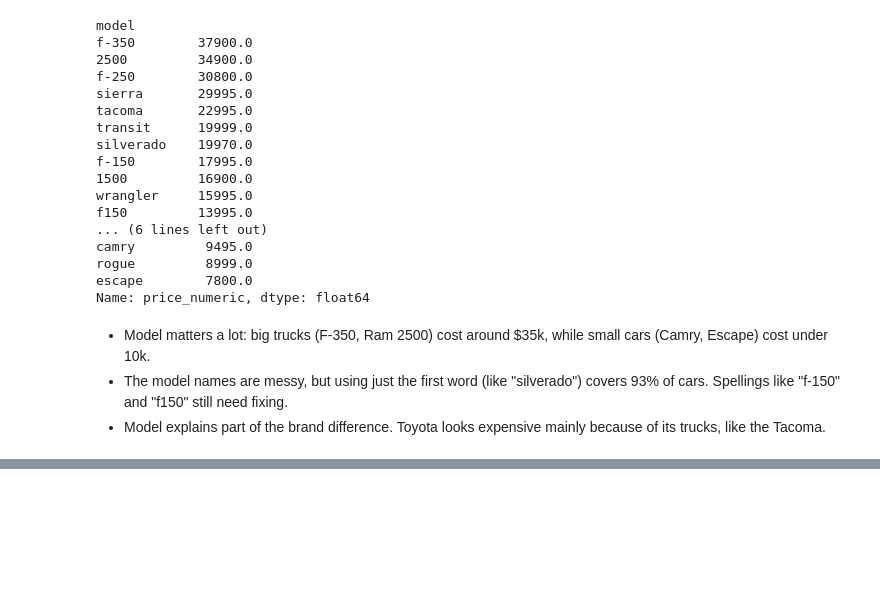
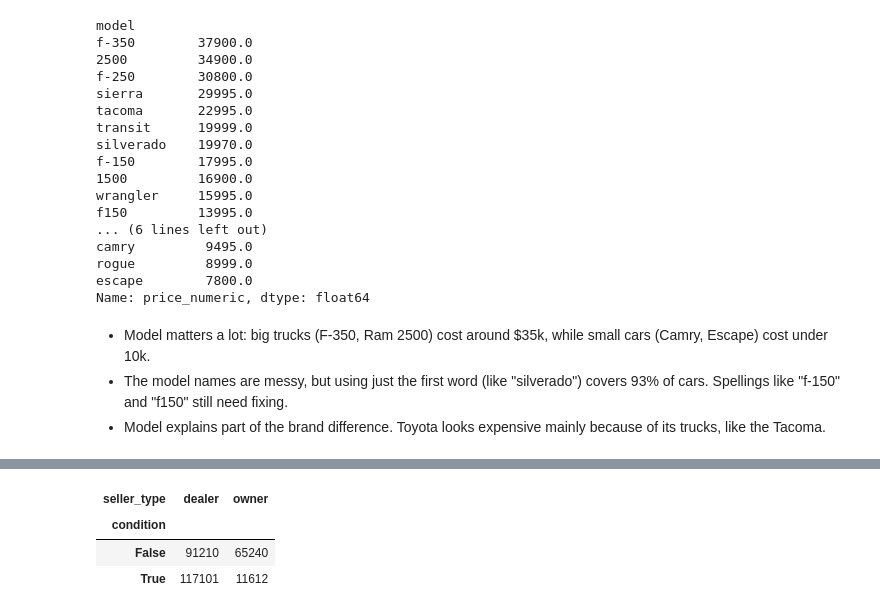
Before and after one commit to dahalaayush000-hue/Ml_journey, a Jupyter notebook: 2.Second/2.Feature_analysis.ipynb, the cells around one changed output, grey strips where cells are left out. Cells and saved outputs as stored; diff of their text form; code cells hidden in the pictures; blank space fills up the shorter version.

```diff
--- a/2.Second/2.Feature_analysis.ipynb
+++ b/2.Second/2.Feature_analysis.ipynb
@@ -471,0 +574,7 @@ Name: price_numeric, dtype: float64
+# %%
+pd.crosstab(temp['condition'].isnull(), temp['seller_type'])
+# %% [output]
+| seller_type | dealer | owner |
+| condition |  |  |
+| False | 91210 | 65240 |
+| True | 117101 | 11612 |
```
Also changed, not shown: parts of 12 cells of this notebook.
